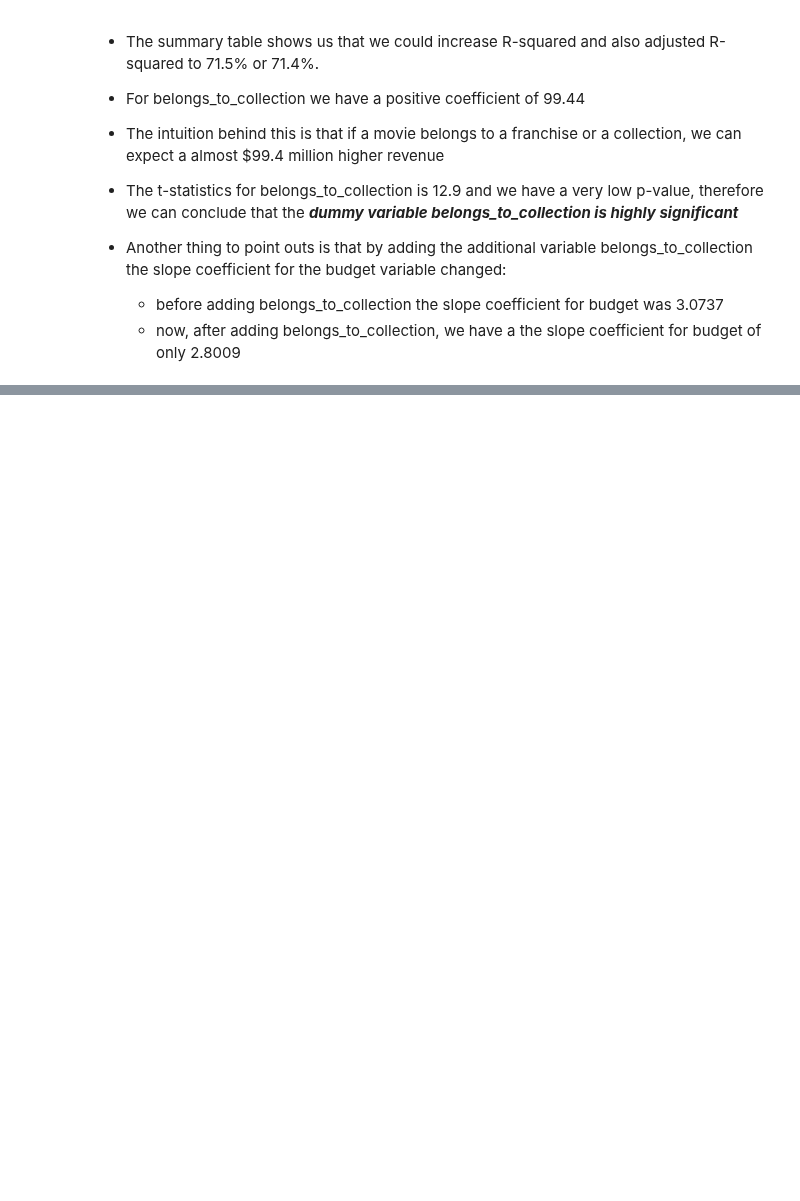
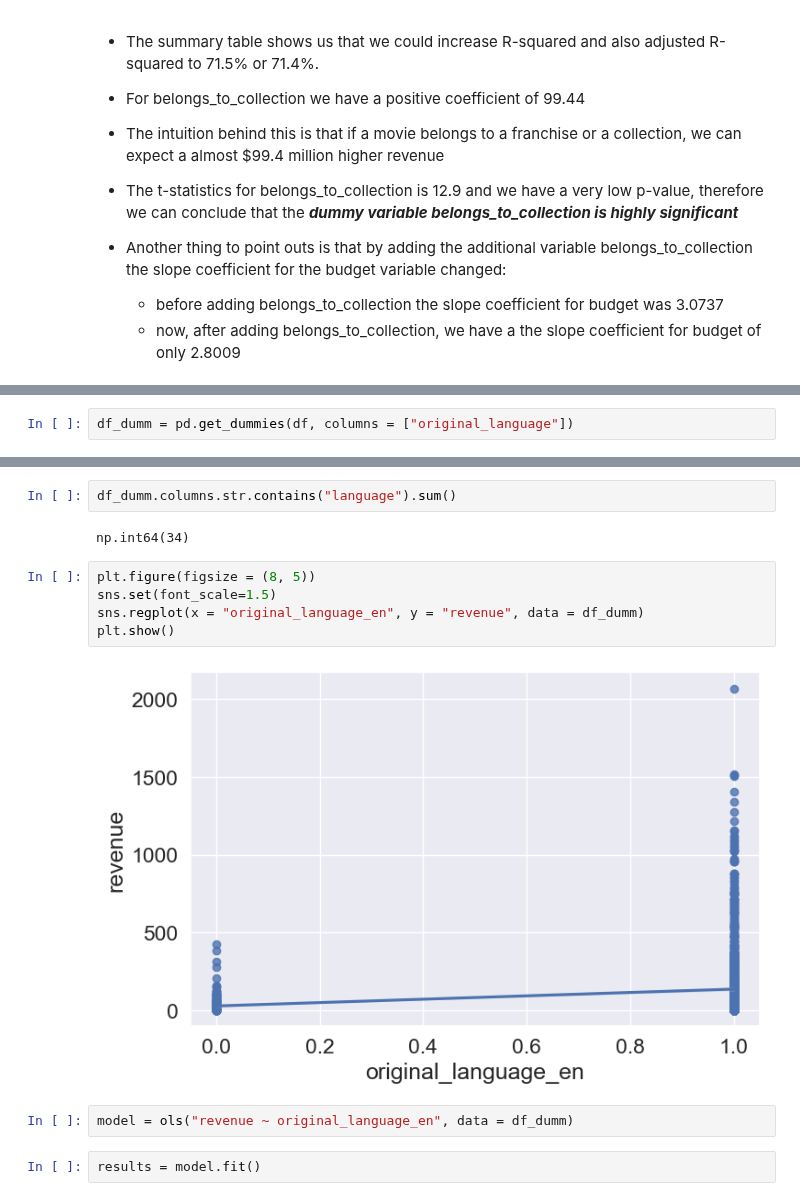
Before and after one commit to mindeleven/Analyzing-financial-data-with-python-and-rust, a Jupyter notebook: algorithmic_trading/python-for-finance-hagmann/Notebooks/ch27014_influence_of_caregorial_variables.ipynb, the cells around one changed output, grey strips where cells are left out. Saved outputs shown, nothing was run; the diff lists cells and outputs as text; blank space fills up the shorter version.

Commit message:
Part two of the code to work with dummy variables for cartegorial data

```diff
--- a/algorithmic_trading/python-for-finance-hagmann/Notebooks/ch27014_influence_of_caregorial_variables.ipynb
+++ b/algorithmic_trading/python-for-finance-hagmann/Notebooks/ch27014_influence_of_caregorial_variables.ipynb
@@ -201,0 +245,2 @@ Notes:
+# %%
+df_dumm = pd.get_dummies(df, columns = ["original_language"])
@@ -201,0 +264,15 @@ Notes:
+# %%
+df_dumm.columns.str.contains("language").sum()
+# %% [output]
+np.int64(34)
+# %%
+plt.figure(figsize = (8, 5))
+sns.set(font_scale=1.5)
+sns.regplot(x = "original_language_en", y = "revenue", data = df_dumm)
+plt.show()
+# %% [output]
+[figure, added]
+# %%
+model = ols("revenue ~ original_language_en", data = df_dumm)
+# %%
+results = model.fit()
```
Also changed, not shown: parts of 11 cells of this notebook.
